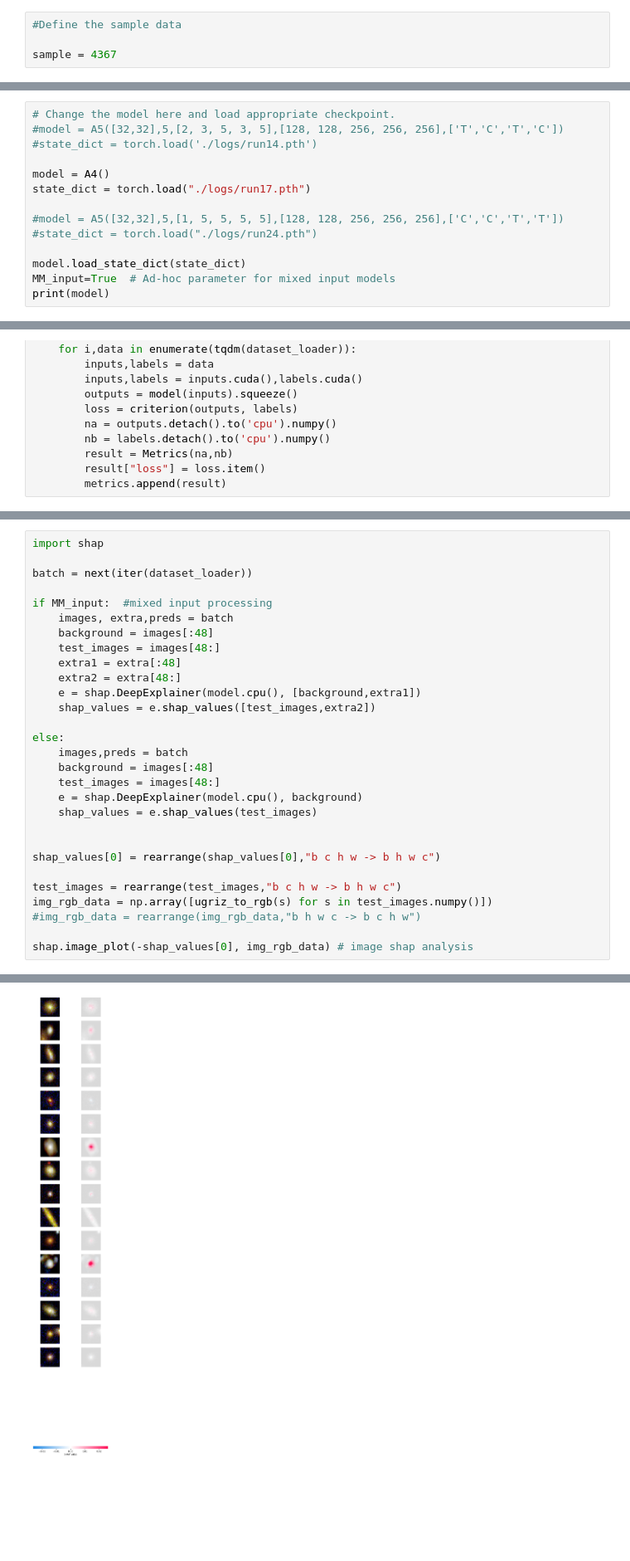
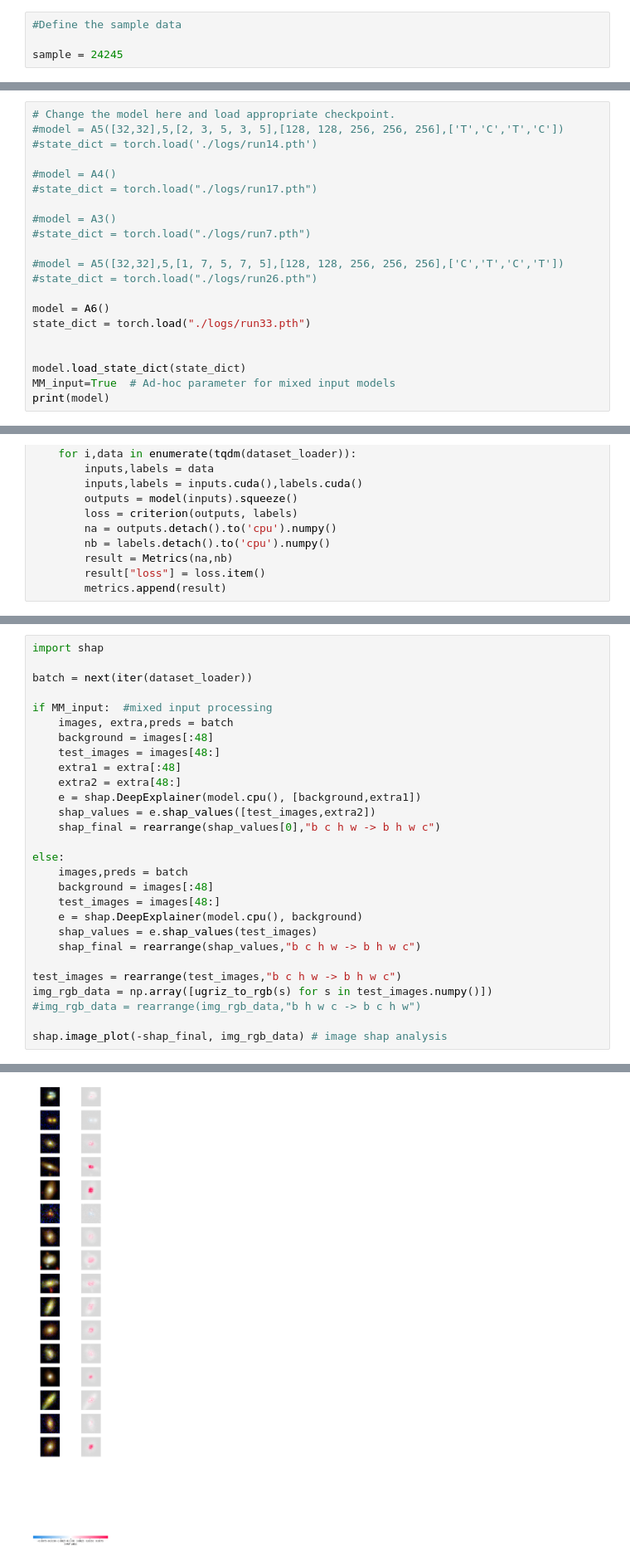
Before and after one commit to 1ArgoS1/PhotoZ, a Jupyter notebook: Data_Analysis.ipynb, the cells around one changed output, grey strips where cells are left out. Shown at 83% size. Drawn from its saved outputs; the diff is of its cells as text; blank space fills up the shorter version.

```diff
--- a/Data_Analysis.ipynb
+++ b/Data_Analysis.ipynb
@@ -31,7 +31,7 @@ labels = np.load("../data/labels.npy", mmap_mode='r', fix_imports=True)
 # %%
 #Define the sample data
 
-sample = 4367
+sample = 24245
 # %%
 # Show a sample from the dataset.
 import img_scale
@@ -118,11 +118,18 @@ plt.show()
 #model = A5([32,32],5,[2, 3, 5, 3, 5],[128, 128, 256, 256, 256],['T','C','T','C'])
 #state_dict = torch.load('./logs/run14.pth')
 
-model = A4()
-state_dict = torch.load("./logs/run17.pth")
+#model = A4()
+#state_dict = torch.load("./logs/run17.pth")
 
-#model = A5([32,32],5,[1, 5, 5, 5, 5],[128, 128, 256, 256, 256],['C','C','T','T'])
-#state_dict = torch.load("./logs/run24.pth")
+#model = A3()
+#state_dict = torch.load("./logs/run7.pth")
+
+#model = A5([32,32],5,[1, 7, 5, 7, 5],[128, 128, 256, 256, 256],['C','T','C','T'])
+#state_dict = torch.load("./logs/run26.pth")
+
+model = A6()
+state_dict = torch.load("./logs/run33.pth")
+
 
 model.load_state_dict(state_dict)
 MM_input=True  # Ad-hoc parameter for mixed input models
@@ -372,6 +379,7 @@ if MM_input:  #mixed input processing
     extra2 = extra[48:]
     e = shap.DeepExplainer(model.cpu(), [background,extra1])
     shap_values = e.shap_values([test_images,extra2])
+    shap_final = rearrange(shap_values[0],"b c h w -> b h w c")
 
 else:
     images,preds = batch
@@ -379,15 +387,13 @@ else:
     test_images = images[48:]
     e = shap.DeepExplainer(model.cpu(), background)
     shap_values = e.shap_values(test_images)
-
-
-shap_values[0] = rearrange(shap_values[0],"b c h w -> b h w c")
+    shap_final = rearrange(shap_values,"b c h w -> b h w c")
 
 test_images = rearrange(test_images,"b c h w -> b h w c")
 img_rgb_data = np.array([ugriz_to_rgb(s) for s in test_images.numpy()])
 #img_rgb_data = rearrange(img_rgb_data,"b h w c -> b c h w")
 
-shap.image_plot(-shap_values[0], img_rgb_data) # image shap analysis
+shap.image_plot(-shap_final, img_rgb_data) # image shap analysis
 # %% [output]
 Warning: unrecognized nn.Module: PReLU
 Warning: unrecognized nn.Module: PReLU
@@ -405,8 +411,8 @@ Warning: unrecognized nn.Module: PReLU
 Warning: unrecognized nn.Module: PReLU
 Warning: unrecognized nn.Module: PReLU
 Warning: unrecognized nn.Module: PReLU
 Warning: unrecognized nn.Module: PReLU
-[figure, old version]
+[figure, new version]
 # %%
 # Saliency Map
 
```
Also changed, not shown: parts of 13 cells of this notebook, 2 other files.
